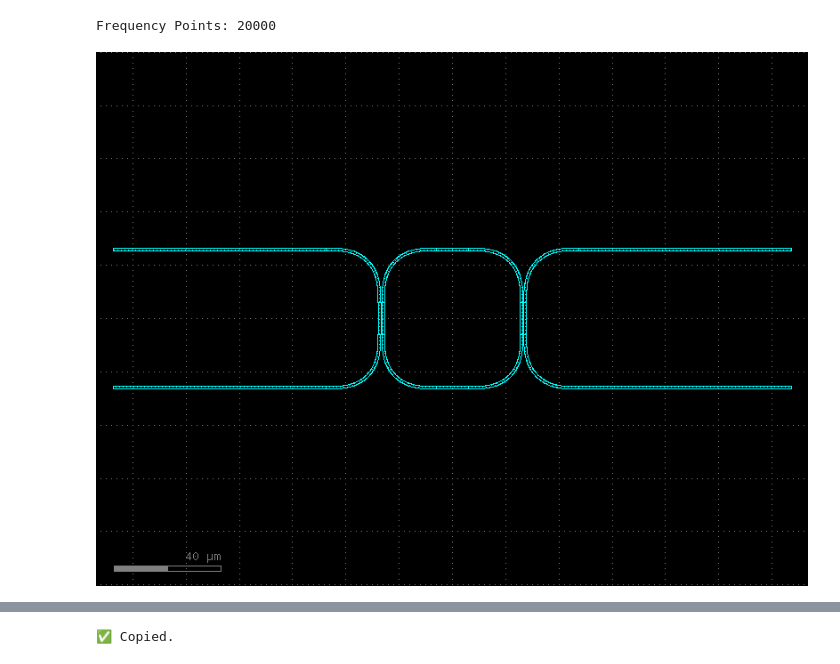
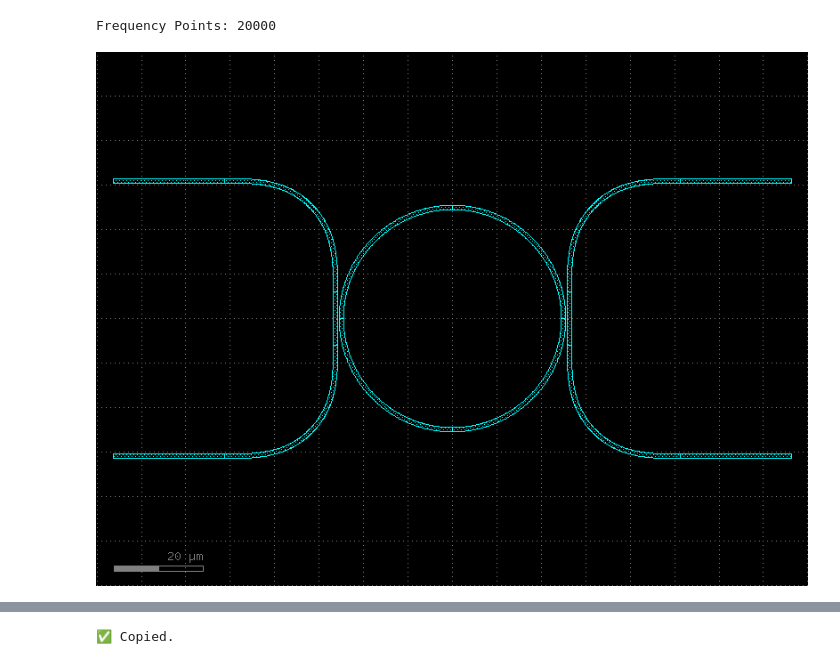
Before and after one commit to ankit-bm/Lumerical_scripts_Ligentec_NU_1, a Jupyter notebook: directional_coupler/Verification_Kex_J/RingRaceTrack_U.ipynb, the cells around one changed output, grey strips where cells are left out. Saved outputs shown, nothing was run; the diff lists cells and outputs as text; code cells hidden in the pictures.

```diff
--- a/directional_coupler/Verification_Kex_J/RingRaceTrack_U.ipynb
+++ b/directional_coupler/Verification_Kex_J/RingRaceTrack_U.ipynb
@@ -74,10 +74,10 @@ LambdaStop      = 1560E-9
 
 Width           = 1000E-9
 Height          = 800E-9
-Radius          = 20E-6
+Radius          = 25E-6
 Gap             = 300E-9
 Length          = 4 * Radius
-CouplingLengthX = 12E-6
+CouplingLengthX = 0*12E-6
 CouplingLengthY = 12E-6
 
 decay_time         = 1E-4
@@ -96,28 +96,28 @@ Frequency Points: 20000
 # %%
 gf.clear_cache()
 
 RaceTrack_ADF_U = gf.Component("RaceTrack_ADF_U")
 
-IOLengthX = 100 #um
+IOLengthX = 50 #um
 
 ring = RaceTrack_ADF_U << Racetrack(
-    LengthX=CouplingLengthX*1e6, LengthY=CouplingLengthY*1e6,
-    BendRadius=Radius*1e6, WgWidth=Width*1e6, Euler=1, Layer=(2,0)
+    LengthX=0, LengthY=0,
+    BendRadius=Radius*1e6, WgWidth=Width*1e6, Euler=0, Layer=(2,0)
 )
 
 XOffset = -IOLengthX-(Width+Gap+Radius+CouplingLengthX/2)*1e6
 YOffset = (Radius+(CouplingLengthY/2))*1e6
 
 WgUp  = RaceTrack_ADF_U << IO2(TotLengthX=IOLengthX,FAGap = (CouplingLengthY+2*Radius)*1e6 ,BendRadius = Radius*1e6,WgWidth = Width*1e6,Euler = 1,Layer = (2,0))
 WgBot = RaceTrack_ADF_U << IO2(TotLengthX=IOLengthX,FAGap = (CouplingLengthY+2*Radius)*1e6 ,BendRadius = Radius*1e6,WgWidth = Width*1e6,Euler = 1,Layer = (2,0))
 WgBot.mirror_x(0)
 WgUp.move((XOffset,  YOffset ))
 WgBot.move((-XOffset,  YOffset))
 
 RaceTrack_ADF_U.write_gds("racetrack_ADF_U.gds")
 RaceTrack_ADF_U.plot()
 # %% [output]
-[figure, old version]
+[figure, new version]
 # %%
 f.gdsimport("racetrack_ADF_U.gds", "RaceTrack_ADF_U", "2:0", Material, 0, Height)
 
```
Also changed, not shown: parts of 1 cell of this notebook, 6 other files.
